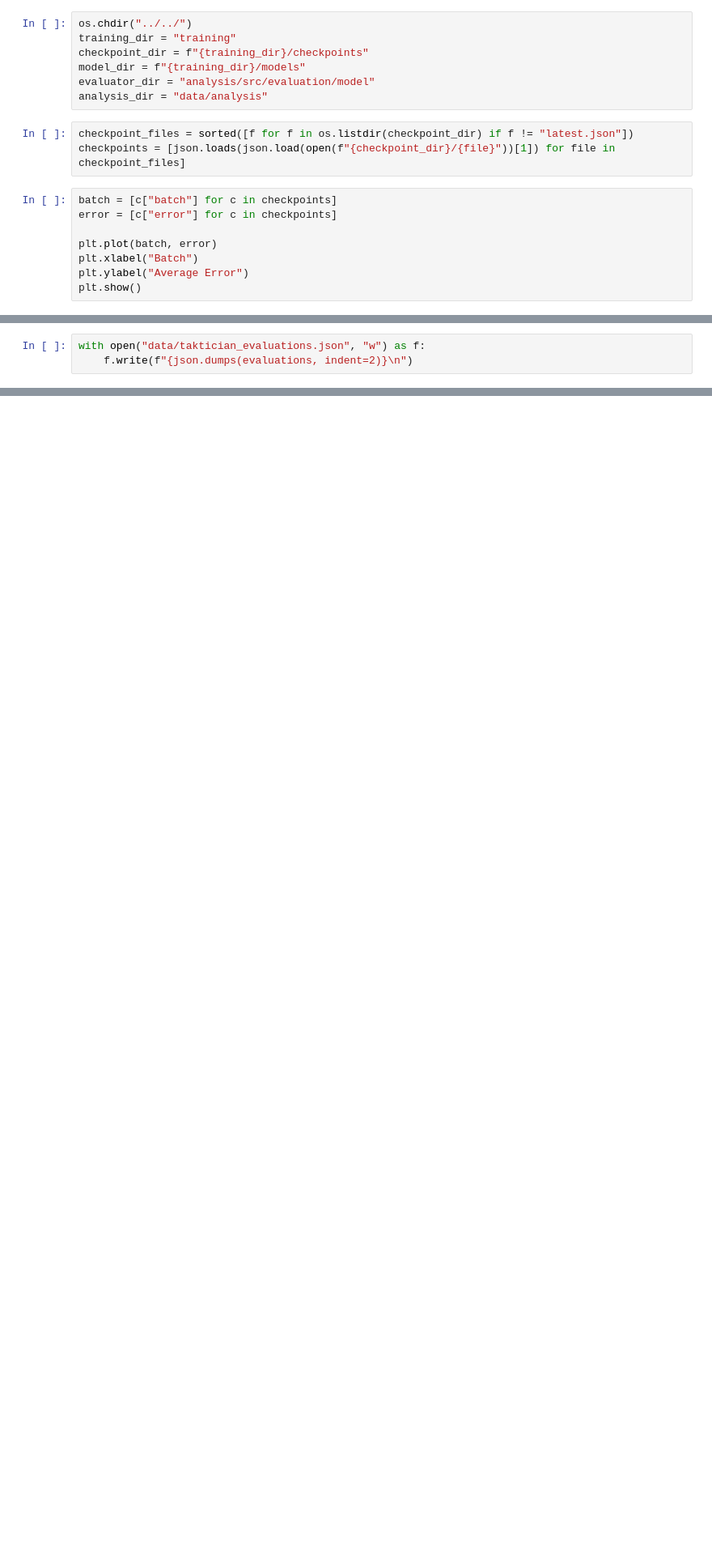
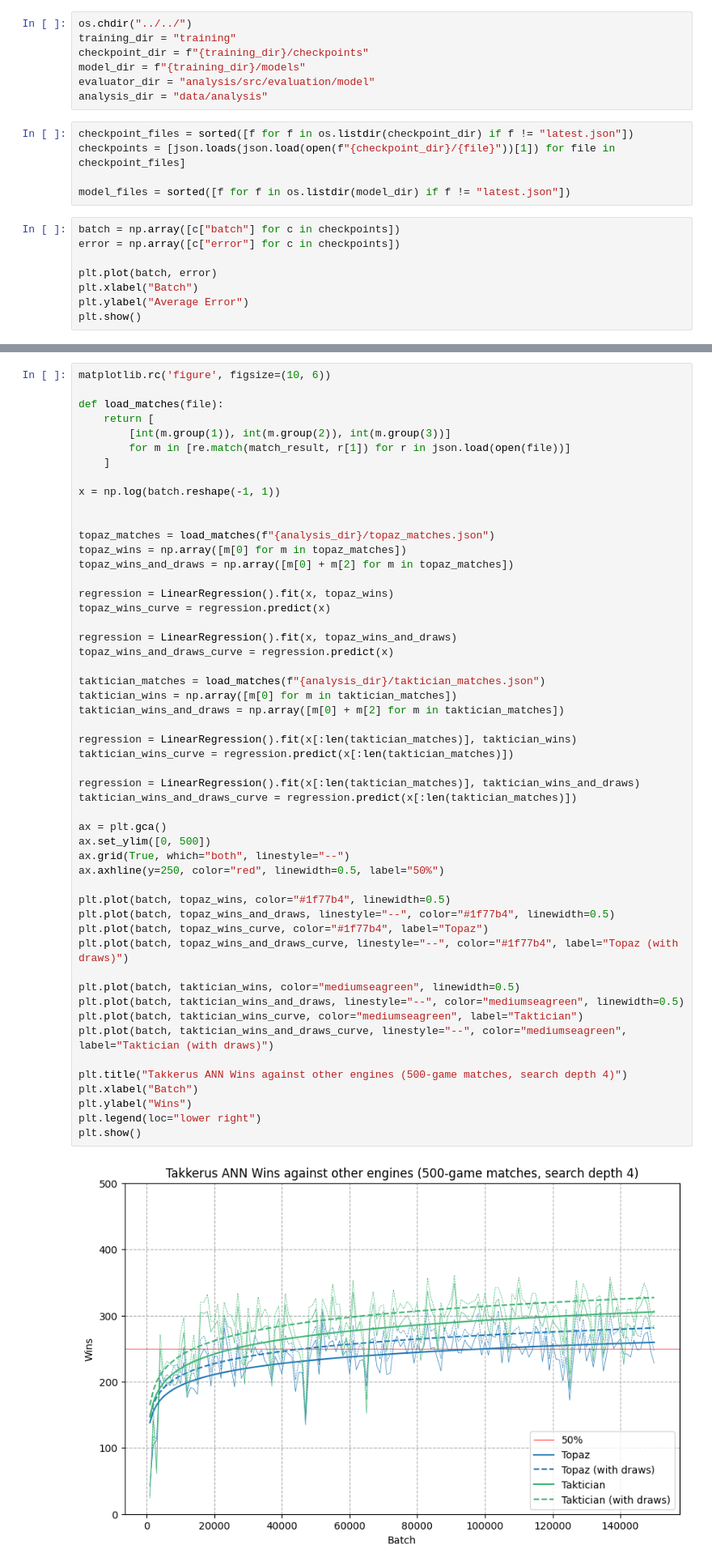
Before and after one commit to cdbfoster/takkerus, a Jupyter notebook: data/analysis/analysis.ipynb, the cells around one changed output, grey strips where cells are left out. Shown at 81% size. Cells and saved outputs as stored; diff of their text form; blank space fills up the shorter version.

Commit message:
Added the match setup and results against Topaz and Taktician.

```diff
--- a/data/analysis/analysis.ipynb
+++ b/data/analysis/analysis.ipynb
@@ -16,9 +19,11 @@ analysis_dir = "data/analysis"
 # %%
 checkpoint_files = sorted([f for f in os.listdir(checkpoint_dir) if f != "latest.json"])
 checkpoints = [json.loads(json.load(open(f"{checkpoint_dir}/{file}"))[1]) for file in checkpoint_files]
+
+model_files = sorted([f for f in os.listdir(model_dir) if f != "latest.json"])
 # %%
-batch = [c["batch"] for c in checkpoints]
-error = [c["error"] for c in checkpoints]
+batch = np.array([c["batch"] for c in checkpoints])
+error = np.array([c["error"] for c in checkpoints])
 
 plt.plot(batch, error)
 plt.xlabel("Batch")
@@ -83,3 +68,0 @@ p.terminate()
-# %%
-with open("data/taktician_evaluations.json", "w") as f:
-    f.write(f"{json.dumps(evaluations, indent=2)}\n")
@@ -85,0 +164,54 @@ with open("data/taktician_evaluations.json", "w") as f:
+# %%
+matplotlib.rc('figure', figsize=(10, 6))
+
+def load_matches(file):
+    return [
+        [int(m.group(1)), int(m.group(2)), int(m.group(3))]
+        for m in [re.match(match_result, r[1]) for r in json.load(open(file))]
+    ]
+
+x = np.log(batch.reshape(-1, 1))
+
+
+topaz_matches = load_matches(f"{analysis_dir}/topaz_matches.json")
+topaz_wins = np.array([m[0] for m in topaz_matches])
+topaz_wins_and_draws = np.array([m[0] + m[2] for m in topaz_matches])
+
+regression = LinearRegression().fit(x, topaz_wins)
+topaz_wins_curve = regression.predict(x)
+
+regression = LinearRegression().fit(x, topaz_wins_and_draws)
+topaz_wins_and_draws_curve = regression.predict(x)
+
+taktician_matches = load_matches(f"{analysis_dir}/taktician_matches.json")
+taktician_wins = np.array([m[0] for m in taktician_matches])
+taktician_wins_and_draws = np.array([m[0] + m[2] for m in taktician_matches])
+
+regression = LinearRegression().fit(x[:len(taktician_matches)], taktician_wins)
+taktician_wins_curve = regression.predict(x[:len(taktician_matches)])
+
+regression = LinearRegression().fit(x[:len(taktician_matches)], taktician_wins_and_draws)
+taktician_wins_and_draws_curve = regression.predict(x[:len(taktician_matches)])
+
+ax = plt.gca()
+ax.set_ylim([0, 500])
+ax.grid(True, which="both", linestyle="--")
+ax.axhline(y=250, color="red", linewidth=0.5, label="50%")
+
+plt.plot(batch, topaz_wins, color="#1f77b4", linewidth=0.5)
+plt.plot(batch, topaz_wins_and_draws, linestyle="--", color="#1f77b4", linewidth=0.5)
+plt.plot(batch, topaz_wins_curve, color="#1f77b4", label="Topaz")
+plt.plot(batch, topaz_wins_and_draws_curve, linestyle="--", color="#1f77b4", label="Topaz (with draws)")
+
+plt.plot(batch, taktician_wins, color="mediumseagreen", linewidth=0.5)
+plt.plot(batch, taktician_wins_and_draws, linestyle="--", color="mediumseagreen", linewidth=0.5)
+plt.plot(batch, taktician_wins_curve, color="mediumseagreen", label="Taktician")
+plt.plot(batch, taktician_wins_and_draws_curve, linestyle="--", color="mediumseagreen", label="Taktician (with draws)")
+
+plt.title("Takkerus ANN Wins against other engines (500-game matches, search depth 4)")
+plt.xlabel("Batch")
+plt.ylabel("Wins")
+plt.legend(loc="lower right")
+plt.show()
+# %% [output]
+[figure, added]
```
Also changed, not shown: parts of 8 cells of this notebook, 2 other files.
